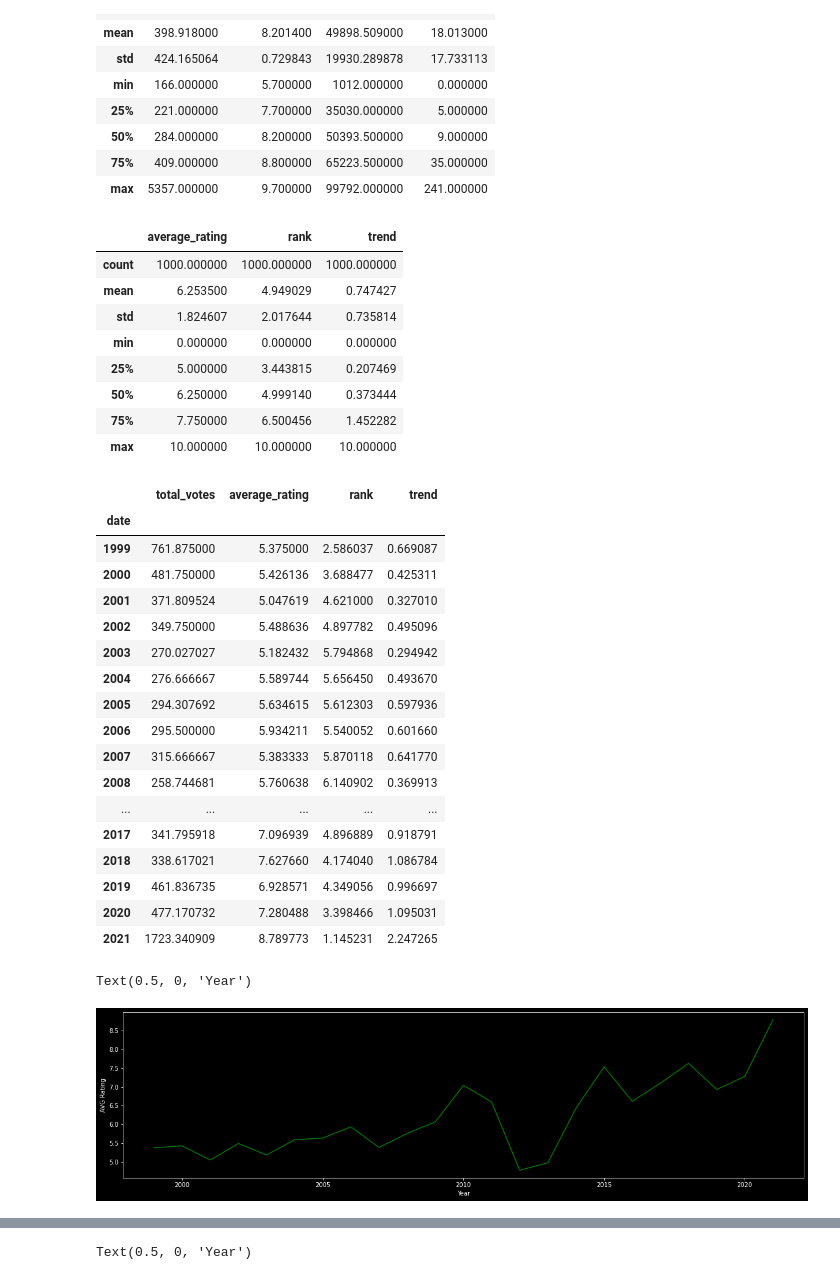
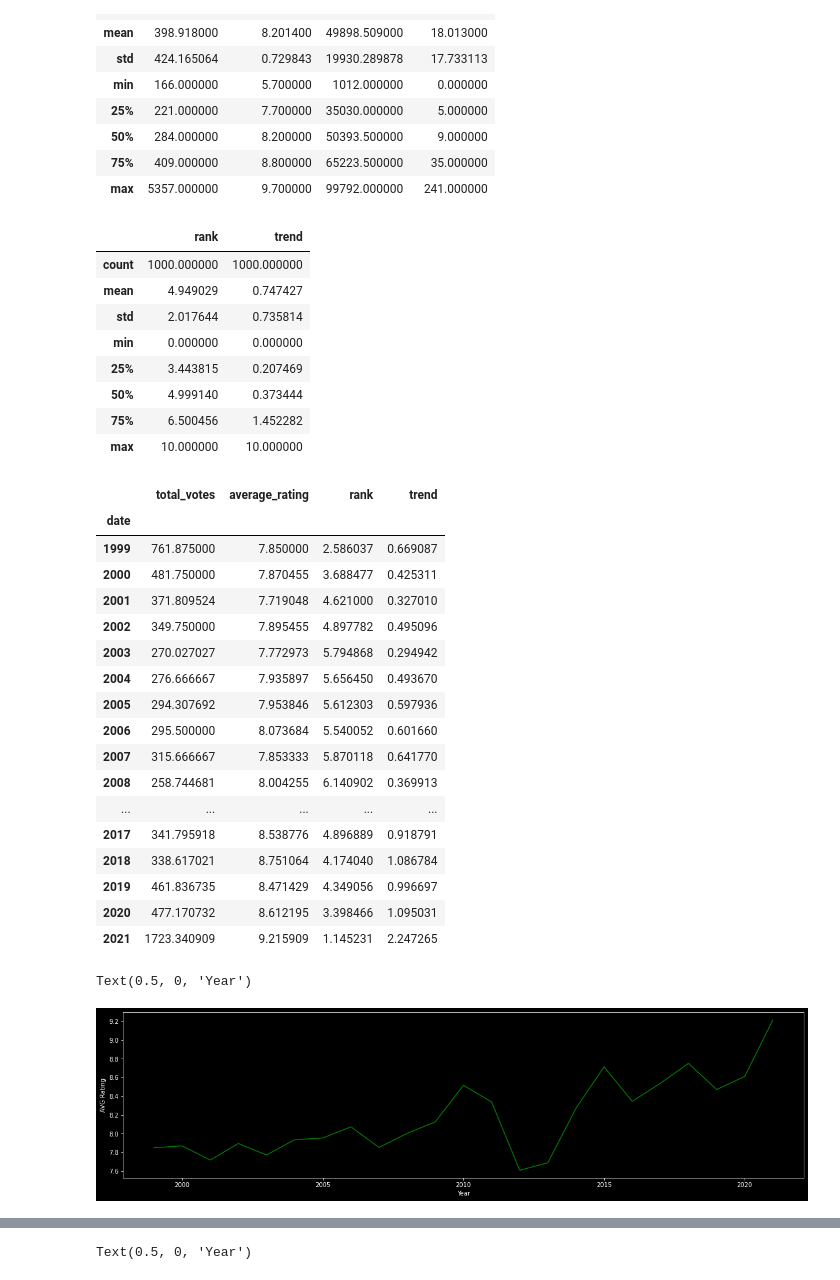
Before and after one commit to Chiheb-Edine-Zoghlemi/ONE_PIECE_DATA_ANALYZE, a Jupyter notebook: Project.ipynb, the cells around one changed output, grey strips where cells are left out. Cells and saved outputs as stored; diff of their text form; code cells hidden in the pictures.

```diff
--- a/Project.ipynb
+++ b/Project.ipynb
@@ -115,18 +120,18 @@ def min_max_scaling(df,max_value):
 
     return df_norm
 # %%
-anime_data[['average_rating','rank','trend']] = min_max_scaling(anime_data[['average_rating','rank','trend']],10)
-anime_data[['average_rating','rank','trend']].describe()
+anime_data[['rank','trend']] = min_max_scaling(anime_data[['rank','trend']],10)
+anime_data[['rank','trend']].describe()
 # %% [output]
-|  | average_rating | rank | trend |
-| count | 1000.000000 | 1000.000000 | 1000.000000 |
-| mean | 6.253500 | 4.949029 | 0.747427 |
-| std | 1.824607 | 2.017644 | 0.735814 |
-| min | 0.000000 | 0.000000 | 0.000000 |
-| 25% | 5.000000 | 3.443815 | 0.207469 |
-| 50% | 6.250000 | 4.999140 | 0.373444 |
-| 75% | 7.750000 | 6.500456 | 1.452282 |
-| max | 10.000000 | 10.000000 | 10.000000 |
+|  | rank | trend |
+| count | 1000.000000 | 1000.000000 |
+| mean | 4.949029 | 0.747427 |
+| std | 2.017644 | 0.735814 |
+| min | 0.000000 | 0.000000 |
+| 25% | 3.443815 | 0.207469 |
+| 50% | 4.999140 | 0.373444 |
+| 75% | 6.500456 | 1.452282 |
+| max | 10.000000 | 10.000000 |
 # %%
 # regrouping the data by year
 anime_data_by_year = anime_data[['date','total_votes','average_rating','rank','trend']].groupby(['date']).mean()
@@ -134,22 +139,22 @@ anime_data_by_year
 # %% [output]
 |  | total_votes | average_rating | rank | trend |
 | date |  |  |  |  |
-| 1999 | 761.875000 | 5.375000 | 2.586037 | 0.669087 |
-| 2000 | 481.750000 | 5.426136 | 3.688477 | 0.425311 |
-| 2001 | 371.809524 | 5.047619 | 4.621000 | 0.327010 |
-| 2002 | 349.750000 | 5.488636 | 4.897782 | 0.495096 |
-| 2003 | 270.027027 | 5.182432 | 5.794868 | 0.294942 |
-| 2004 | 276.666667 | 5.589744 | 5.656450 | 0.493670 |
-| 2005 | 294.307692 | 5.634615 | 5.612303 | 0.597936 |
-| 2006 | 295.500000 | 5.934211 | 5.540052 | 0.601660 |
-| 2007 | 315.666667 | 5.383333 | 5.870118 | 0.641770 |
-| 2008 | 258.744681 | 5.760638 | 6.140902 | 0.369913 |
+| 1999 | 761.875000 | 7.850000 | 2.586037 | 0.669087 |
+| 2000 | 481.750000 | 7.870455 | 3.688477 | 0.425311 |
+| 2001 | 371.809524 | 7.719048 | 4.621000 | 0.327010 |
+| 2002 | 349.750000 | 7.895455 | 4.897782 | 0.495096 |
+| 2003 | 270.027027 | 7.772973 | 5.794868 | 0.294942 |
+| 2004 | 276.666667 | 7.935897 | 5.656450 | 0.493670 |
+| 2005 | 294.307692 | 7.953846 | 5.612303 | 0.597936 |
+| 2006 | 295.500000 | 8.073684 | 5.540052 | 0.601660 |
+| 2007 | 315.666667 | 7.853333 | 5.870118 | 0.641770 |
+| 2008 | 258.744681 | 8.004255 | 6.140902 | 0.369913 |
 | ... | ... | ... | ... | ... |
-| 2017 | 341.795918 | 7.096939 | 4.896889 | 0.918791 |
-| 2018 | 338.617021 | 7.627660 | 4.174040 | 1.086784 |
-| 2019 | 461.836735 | 6.928571 | 4.349056 | 0.996697 |
-| 2020 | 477.170732 | 7.280488 | 3.398466 | 1.095031 |
-| 2021 | 1723.340909 | 8.789773 | 1.145231 | 2.247265 |
+| 2017 | 341.795918 | 8.538776 | 4.896889 | 0.918791 |
+| 2018 | 338.617021 | 8.751064 | 4.174040 | 1.086784 |
+| 2019 | 461.836735 | 8.471429 | 4.349056 | 0.996697 |
+| 2020 | 477.170732 | 8.612195 | 3.398466 | 1.095031 |
+| 2021 | 1723.340909 | 9.215909 | 1.145231 | 2.247265 |
 # %%
 # the progress of the avr rating by year
 plt.figure(figsize = (20,5))
@@ -159,7 +164,7 @@ plt.xlabel ('Year')
 # fun fact 1 : we all know the the show is getting better each year
 # %% [output]
 Text(0.5, 0, 'Year')
-[figure, old version]
+[figure, new version]
 # %%
 # Density of avrage rating
 plt.figure(figsize = (20, 5))
```
Also changed, not shown: parts of 19 cells of this notebook.
